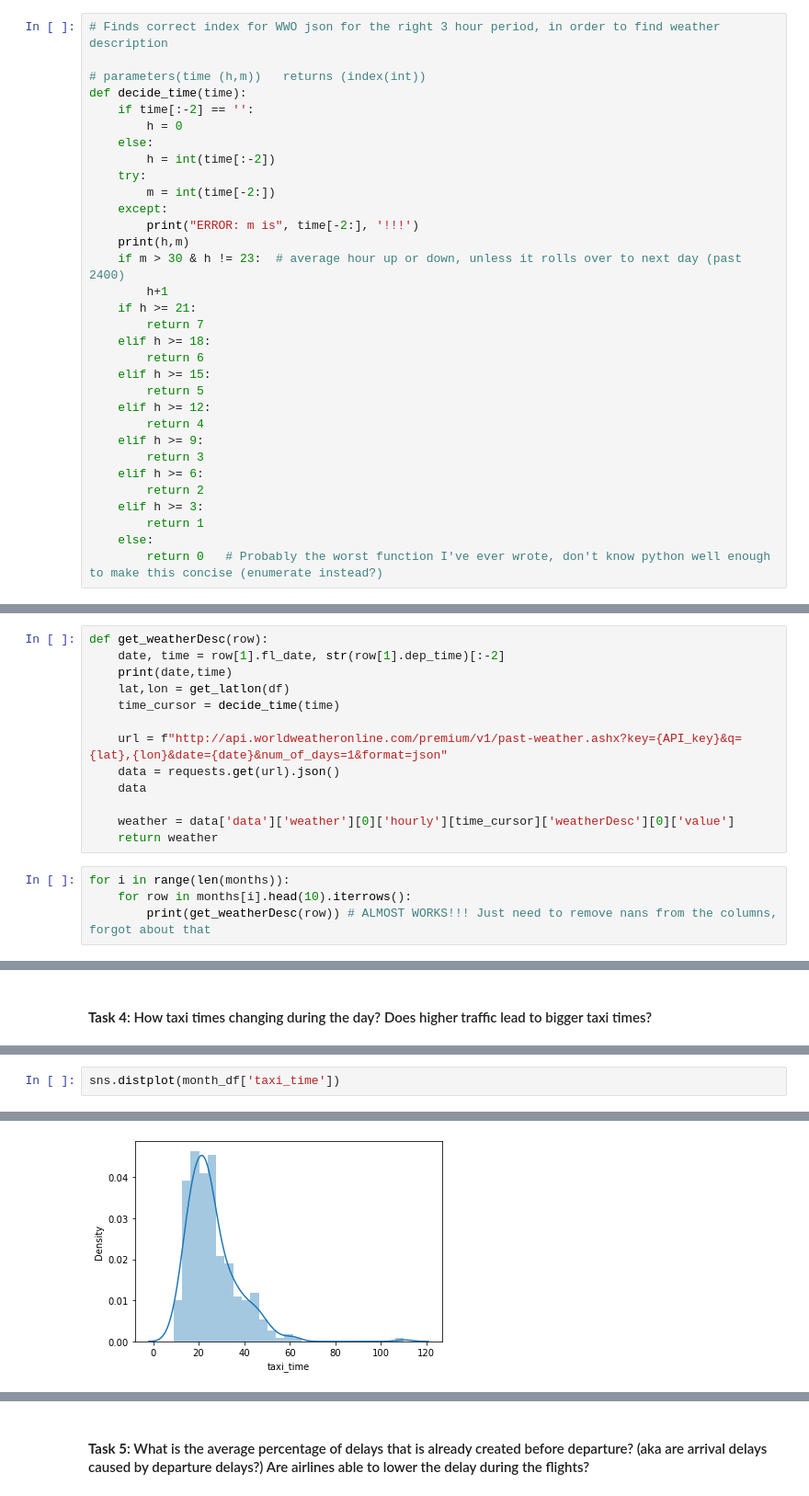
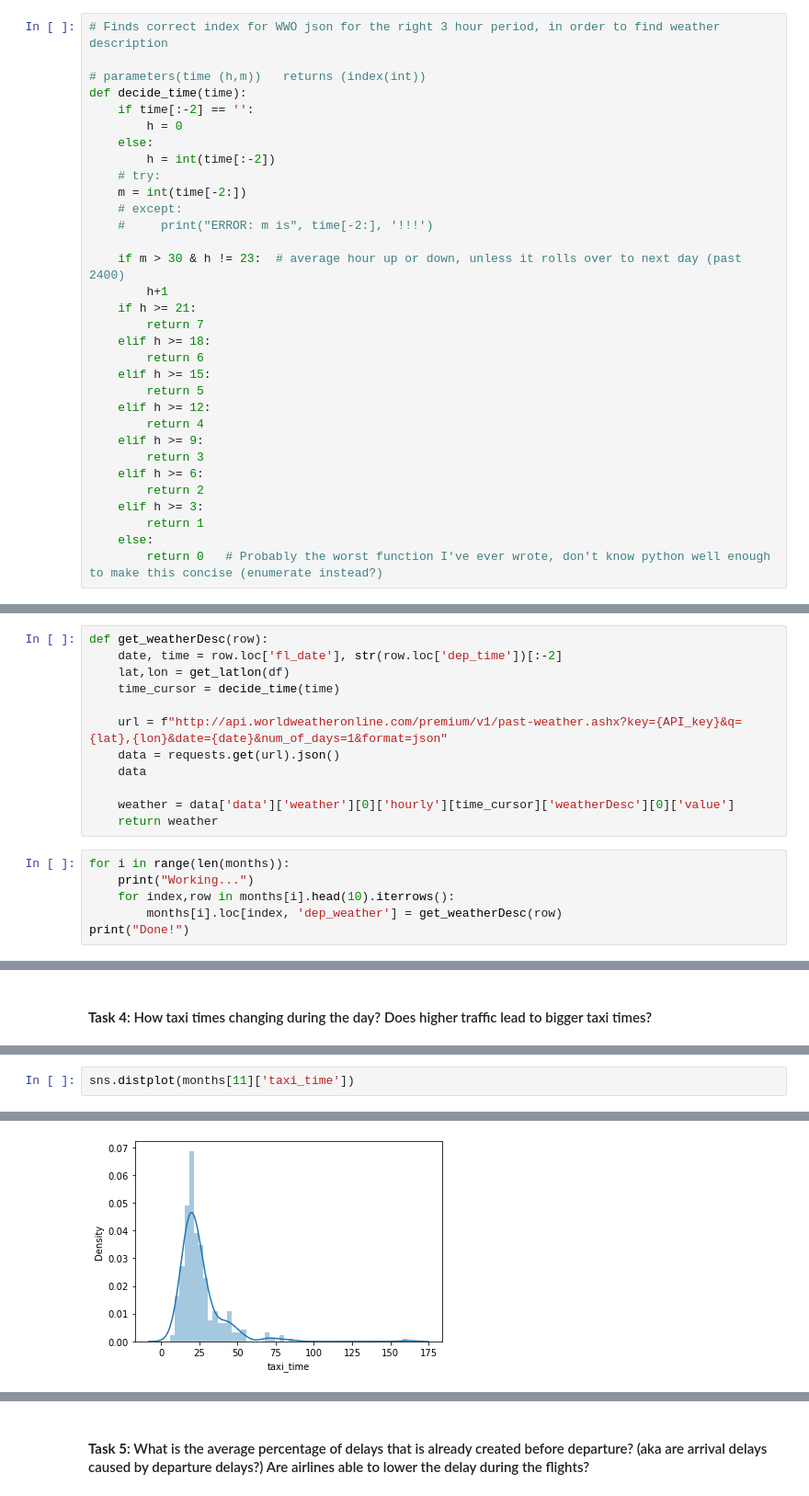
Before and after one commit to Richlorr/MidtermFlights, a Jupyter notebook: exploratory_analysis.ipynb, the cells around one changed output, grey strips where cells are left out. Shown at 92% size. Cells and saved outputs as stored; diff of their text form.

```diff
--- a/exploratory_analysis.ipynb
+++ b/exploratory_analysis.ipynb
@@ -266,11 +267,11 @@ def decide_time(time):
         h = 0
     else:
         h = int(time[:-2])
-    try:
-        m = int(time[-2:])
-    except:
-        print("ERROR: m is", time[-2:], '!!!')
-    print(h,m)
+    # try:
+    m = int(time[-2:])
+    # except:
+    #     print("ERROR: m is", time[-2:], '!!!')
+
     if m > 30 & h != 23:  # average hour up or down, unless it rolls over to next day (past 2400)
         h+1
     if h >= 21:
@@ -309,8 +310,7 @@ def get_montly_weathers(months):
         weather
 # %%
 def get_weatherDesc(row):
-    date, time = row[1].fl_date, str(row[1].dep_time)[:-2]
-    print(date,time)
+    date, time = row.loc['fl_date'], str(row.loc['dep_time'])[:-2]
     lat,lon = get_latlon(df)
     time_cursor = decide_time(time)
 
@@ -322,6 +322,8 @@ def get_weatherDesc(row):
     return weather
 # %%
 for i in range(len(months)):
-    for row in months[i].head(10).iterrows():
-        print(get_weatherDesc(row)) # ALMOST WORKS!!! Just need to remove nans from the columns, forgot about that
+    print("Working...")
+    for index,row in months[i].head(10).iterrows():
+        months[i].loc[index, 'dep_weather'] = get_weatherDesc(row)
+print("Done!")
 # %% [output]
@@ -377,6 +386,6 @@ month_df['taxi_time']
 Name: taxi_time, Length: 300, dtype: float64
 # %%
-sns.distplot(month_df['taxi_time'])
+sns.distplot(months[11]['taxi_time'])
 # %% [output]
 <AxesSubplot:xlabel='taxi_time', ylabel='Density'>
-[figure, old version]
+[figure, new version]
```
Also changed, not shown: parts of 16 cells of this notebook.
